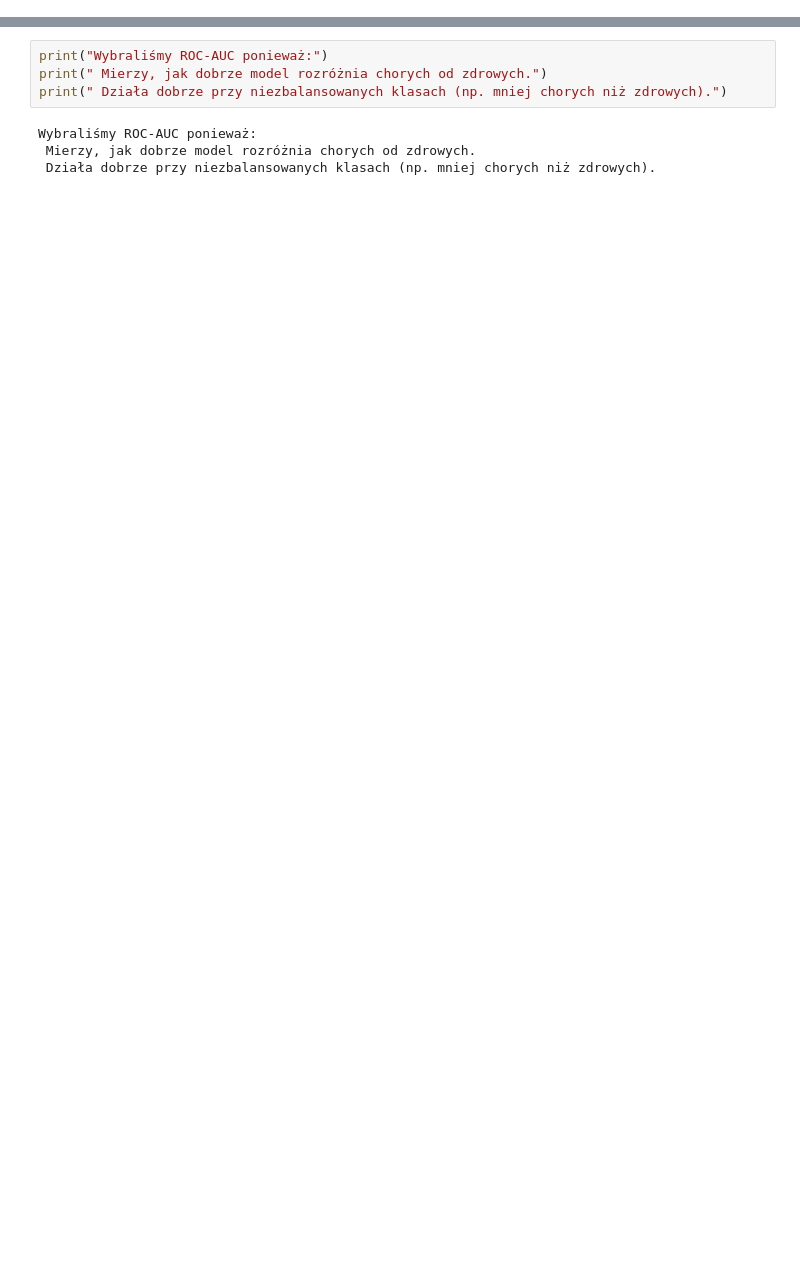
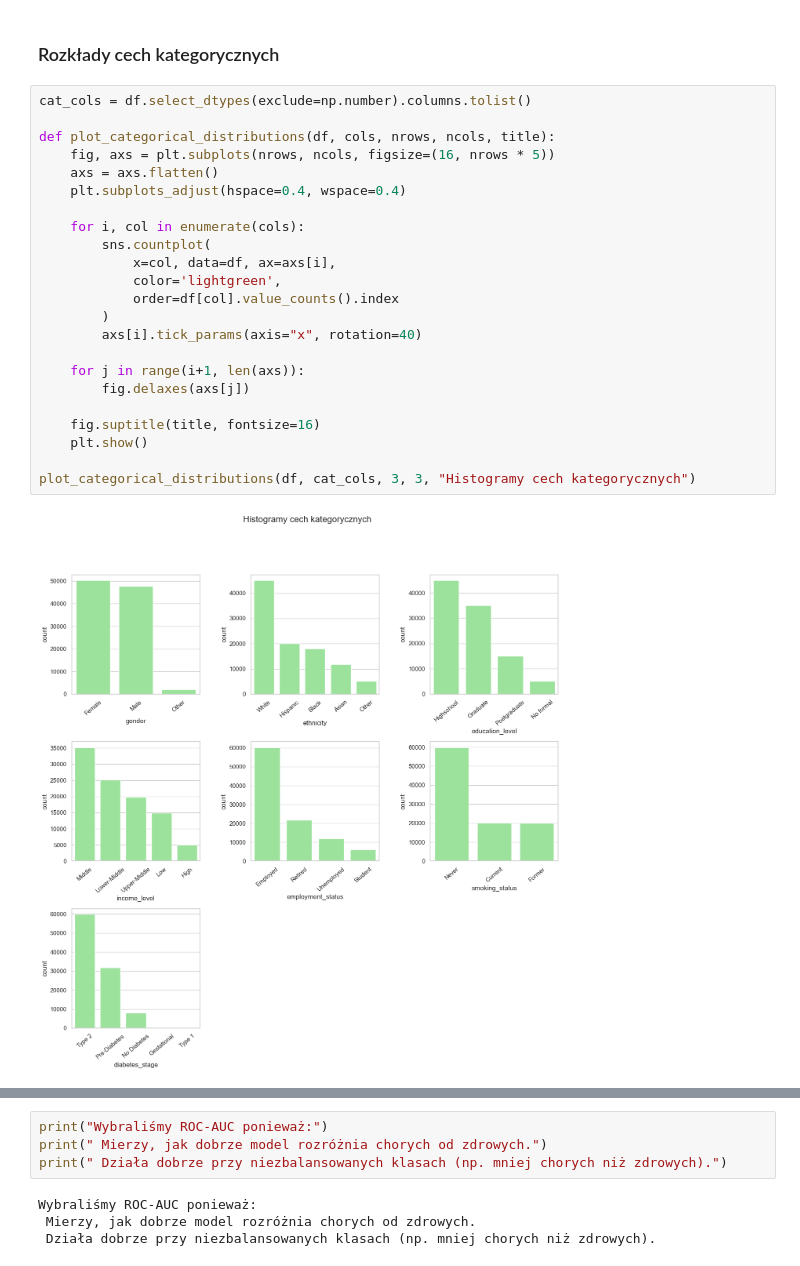
Before and after one commit to VladRost/suml_15_grupa5, a Jupyter notebook: 01_eda.ipynb, the cells around one changed output, grey strips where cells are left out. Drawn from its saved outputs; the diff is of its cells as text; blank space fills up the shorter version.

```diff
--- a/01_eda.ipynb
+++ b/01_eda.ipynb
@@ -162,0 +218,27 @@ Name: proportion, dtype: float64
+# %% [markdown]
+### Rozkłady cech kategorycznych
+# %%
+cat_cols = df.select_dtypes(exclude=np.number).columns.tolist()
+
+def plot_categorical_distributions(df, cols, nrows, ncols, title):
+    fig, axs = plt.subplots(nrows, ncols, figsize=(16, nrows * 5))
+    axs = axs.flatten()
+    plt.subplots_adjust(hspace=0.4, wspace=0.4)
+
+    for i, col in enumerate(cols):
+        sns.countplot(
+            x=col, data=df, ax=axs[i],
+            color='lightgreen',
+            order=df[col].value_counts().index
+        )
+        axs[i].tick_params(axis="x", rotation=40)
+
+    for j in range(i+1, len(axs)):
+        fig.delaxes(axs[j])
+
+    fig.suptitle(title, fontsize=16)
+    plt.show()
+
+plot_categorical_distributions(df, cat_cols, 3, 3, "Histogramy cech kategorycznych")
+# %% [output]
+[figure, added]
```
Also changed, not shown: parts of 47 cells of this notebook.
